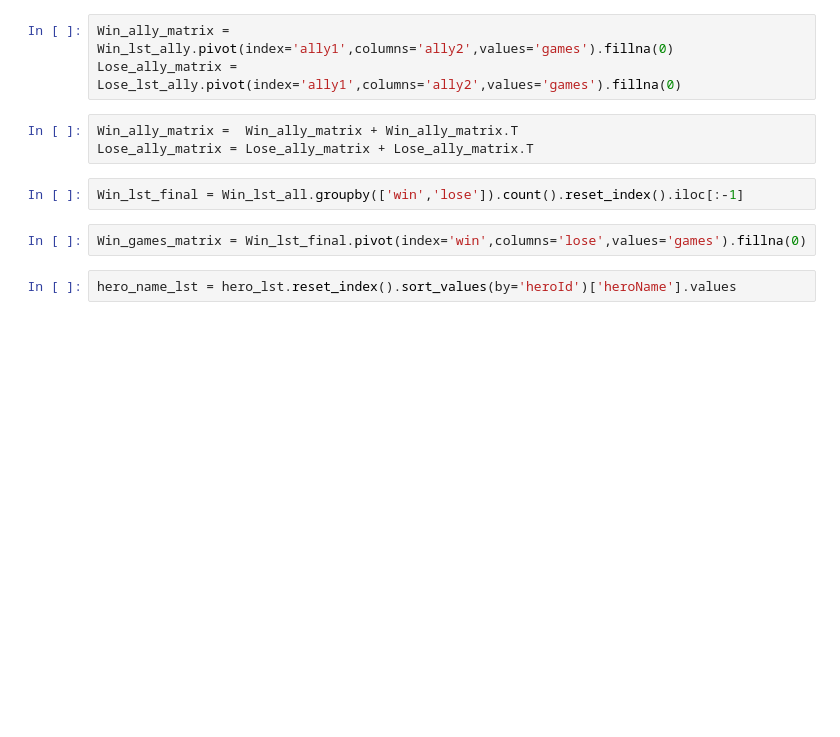
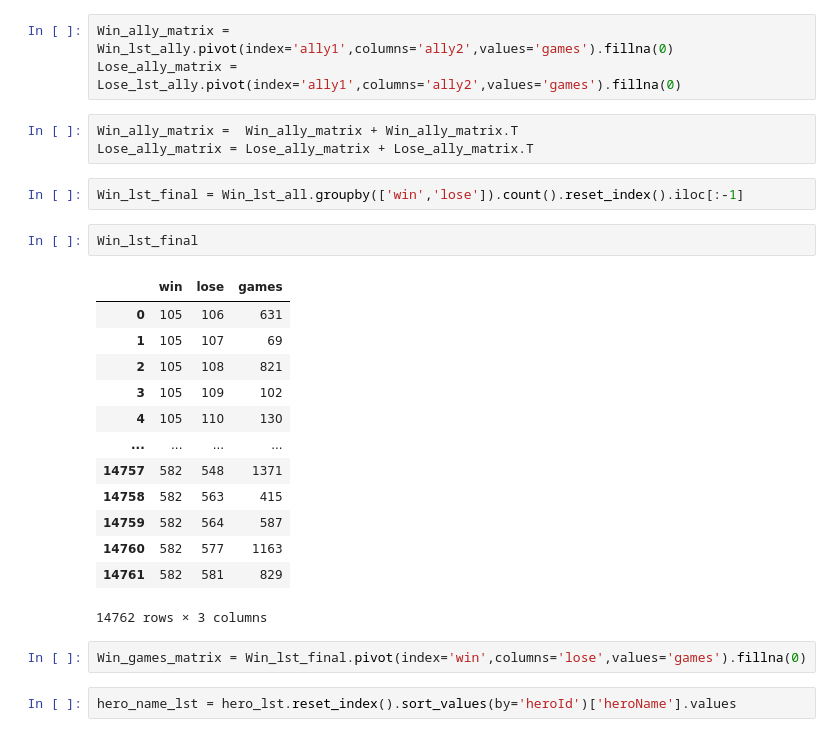
Before and after one commit to Zhang-Yuanhang/Honor-of-Kings, a Jupyter notebook: hok.ipynb, the cells around one changed output. Drawn from its saved outputs; the diff is of its cells as text; blank space fills up the shorter version.

```diff
--- a/hok.ipynb
+++ b/hok.ipynb
@@ -330,6 +315,22 @@ Win_ally_matrix =  Win_ally_matrix + Win_ally_matrix.T
 Lose_ally_matrix = Lose_ally_matrix + Lose_ally_matrix.T
 # %%
 Win_lst_final = Win_lst_all.groupby(['win','lose']).count().reset_index().iloc[:-1]
+# %%
+Win_lst_final
+# %% [output]
+|  | win | lose | games |
+| 0 | 105 | 106 | 631 |
+| 1 | 105 | 107 | 69 |
+| 2 | 105 | 108 | 821 |
+| 3 | 105 | 109 | 102 |
+| 4 | 105 | 110 | 130 |
+| ... | ... | ... | ... |
+| 14757 | 582 | 548 | 1371 |
+| 14758 | 582 | 563 | 415 |
+| 14759 | 582 | 564 | 587 |
+| 14760 | 582 | 577 | 1163 |
+| 14761 | 582 | 581 | 829 |
+14762 rows × 3 columns
 # %%
 Win_games_matrix = Win_lst_final.pivot(index='win',columns='lose',values='games').fillna(0)
 # %%
```
Also changed, not shown: parts of 28 cells of this notebook, 32 other files.
